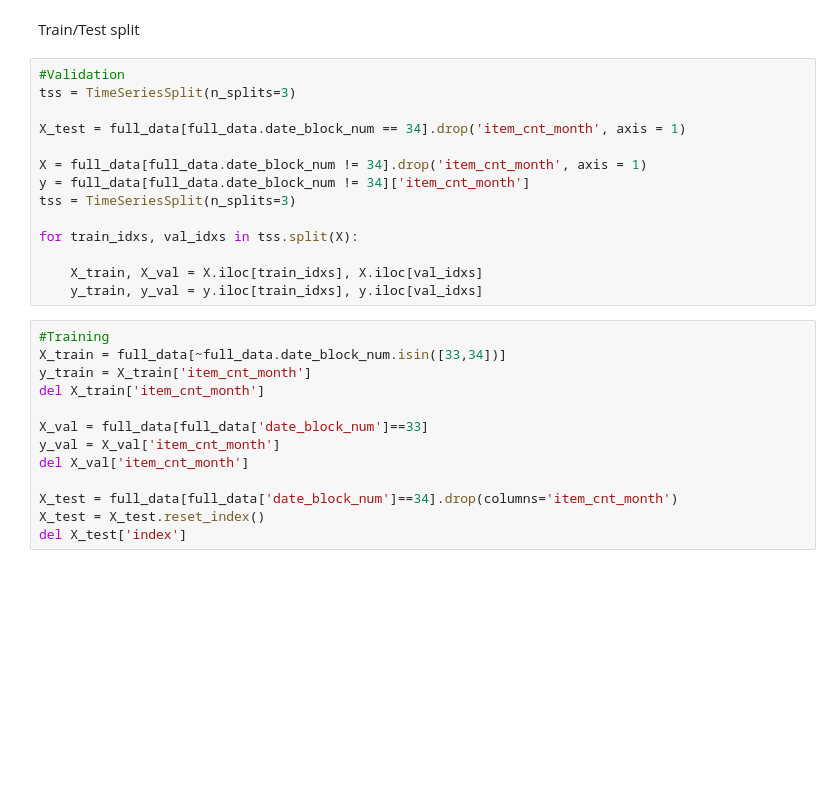
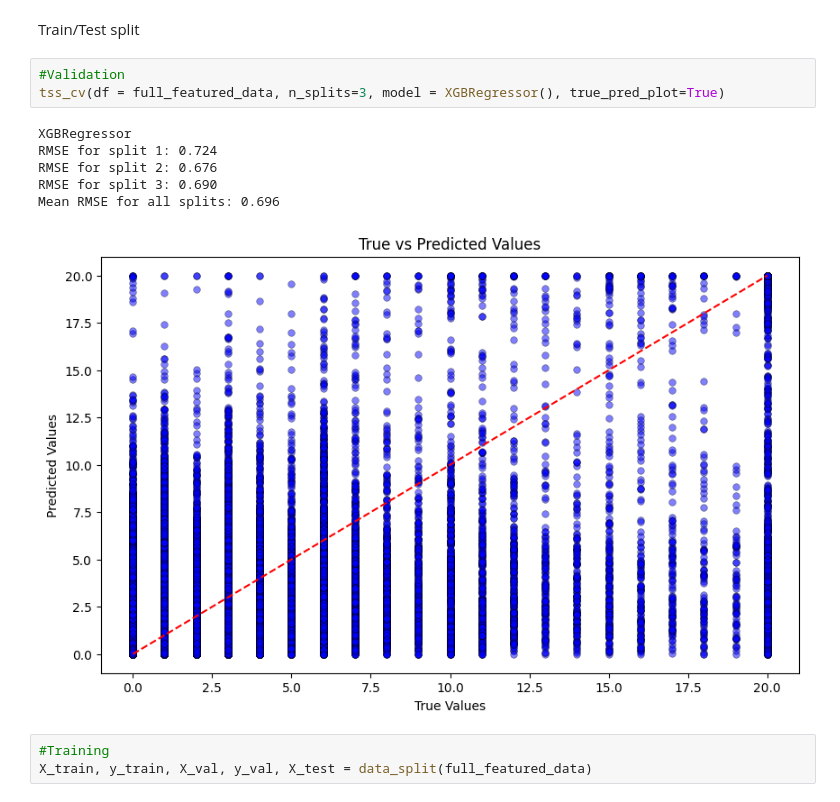
Before and after one commit to YPolina/Trainee, a Jupyter notebook: modeling.ipynb, the cells around one changed output. Saved outputs shown, nothing was run; the diff lists cells and outputs as text; blank space fills up the shorter version.

```diff
--- a/modeling.ipynb
+++ b/modeling.ipynb
@@ -78,30 +66,16 @@ memory usage: 685.2 MB
 full_featured_data.to_csv('full_data.csv', index = False)
 # %% [markdown]
 Train/Test split
-# %%
-#Validation
-tss = TimeSeriesSplit(n_splits=3)
-
-X_test = full_data[full_data.date_block_num == 34].drop('item_cnt_month', axis = 1)
-
-X = full_data[full_data.date_block_num != 34].drop('item_cnt_month', axis = 1)
-y = full_data[full_data.date_block_num != 34]['item_cnt_month']
-tss = TimeSeriesSplit(n_splits=3)
-
-for train_idxs, val_idxs in tss.split(X):
-
-    X_train, X_val = X.iloc[train_idxs], X.iloc[val_idxs]
-    y_train, y_val = y.iloc[train_idxs], y.iloc[val_idxs]
-# %%
-#Training
-X_train = full_data[~full_data.date_block_num.isin([33,34])]
-y_train = X_train['item_cnt_month']
-del X_train['item_cnt_month']
-
-X_val = full_data[full_data['date_block_num']==33]
-y_val = X_val['item_cnt_month']
-del X_val['item_cnt_month']
-
-X_test = full_data[full_data['date_block_num']==34].drop(columns='item_cnt_month')
-X_test = X_test.reset_index()
-del X_test['index']
+# %%
+#Validation
+tss_cv(df = full_featured_data, n_splits=3, model = XGBRegressor(), true_pred_plot=True)
+# %% [output]
+XGBRegressor
+RMSE for split 1: 0.724
+RMSE for split 2: 0.676
+RMSE for split 3: 0.690
+Mean RMSE for all splits: 0.696
+[figure, added]
+# %%
+#Training
+X_train, y_train, X_val, y_val, X_test = data_split(full_featured_data)
```
Also changed, not shown: parts of 4 cells of this notebook, 2 other files.
